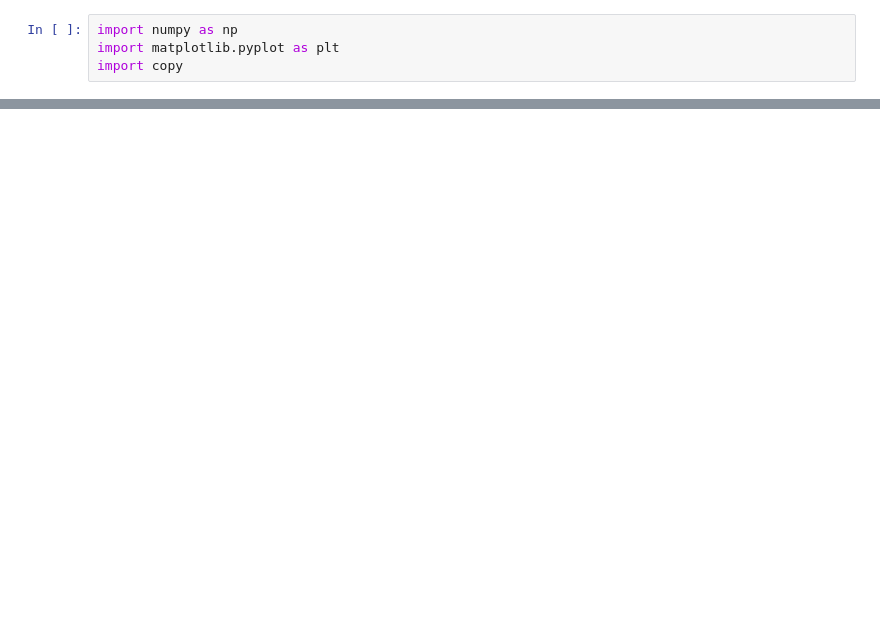
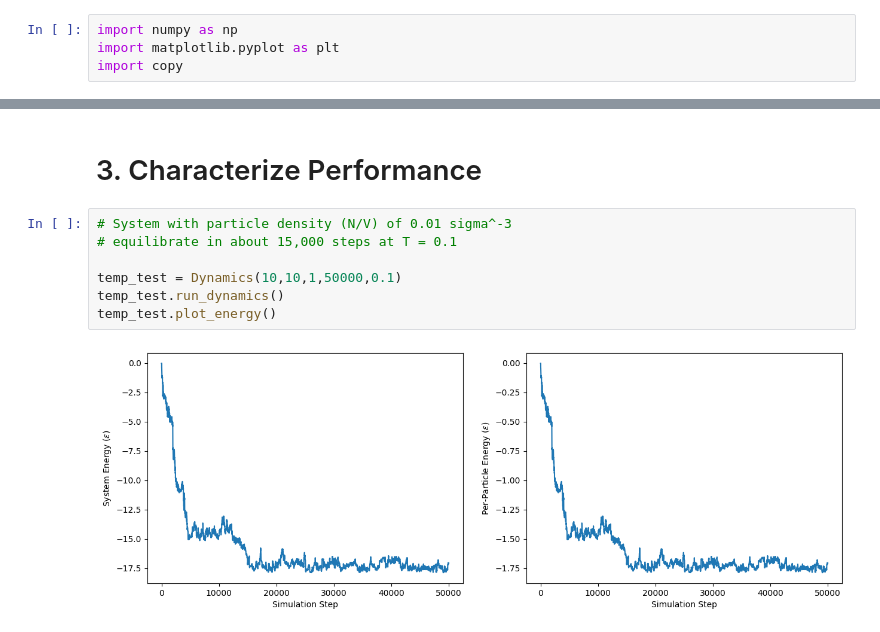
Before and after one commit to djbell01/563-DawsonBell, a Jupyter notebook: MC_Project.ipynb, the cells around one changed output, grey strips where cells are left out. Cells and saved outputs as stored; diff of their text form; blank space fills up the shorter version.

```diff
--- a/MC_Project.ipynb
+++ b/MC_Project.ipynb
@@ -112,0 +132,11 @@ plt.plot(d.energies)
+# %% [markdown]
+# 3. Characterize Performance
+# %%
+# System with particle density (N/V) of 0.01 sigma^-3
+# equilibrate in about 15,000 steps at T = 0.1
+
+temp_test = Dynamics(10,10,1,50000,0.1)
+temp_test.run_dynamics()
+temp_test.plot_energy()
+# %% [output]
+[figure, added]
```
Also changed, not shown: parts of 9 cells of this notebook.
